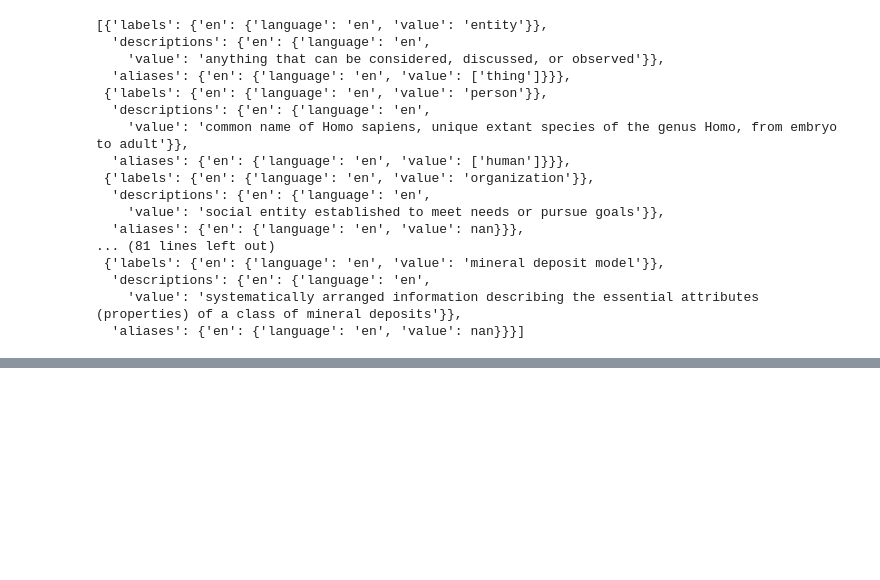
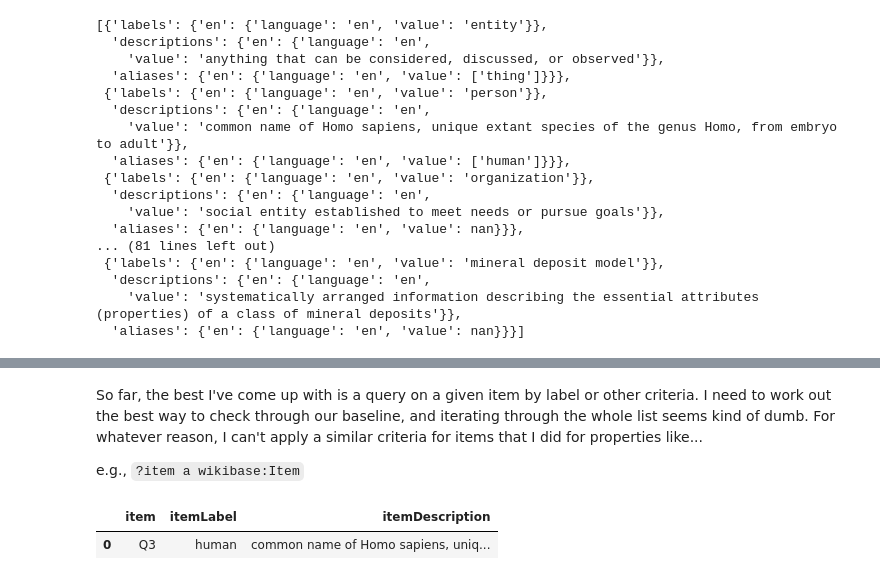
Before and after one commit to skybristol/geokb, a Jupyter notebook: Initialize GeoKB.ipynb, the cells around one changed output, grey strips where cells are left out. Saved outputs shown, nothing was run; the diff lists cells and outputs as text; code cells hidden in the pictures; blank space fills up the shorter version.

```diff
--- a/Initialize GeoKB.ipynb
+++ b/Initialize GeoKB.ipynb
@@ -133 +218,12 @@ print(type(geokb_site), type(geokb_repo))
+# %% [markdown]
+So far, the best I've come up with is a query on a given item by label or other criteria. I need to work out the best way to check through our baseline, and iterating through the whole list seems kind of dumb. For whatever reason, I can't apply a similar criteria for items that I did for properties like...
+
+e.g., `?item a wikibase:Item`
+# %%
+df = sparql_query(sparql_endpoint, 'dataframe', query_by_item_label('human'))
+df['item'] = df.item.apply(lambda x: x.split('/')[-1])
+df
+# %% [output]
+|  | item | itemLabel | itemDescription |
+| 0 | Q3 | human | common name of Homo sapiens, uniq... |
 # %% [markdown]
```
Also changed, not shown: parts of 22 cells of this notebook.
